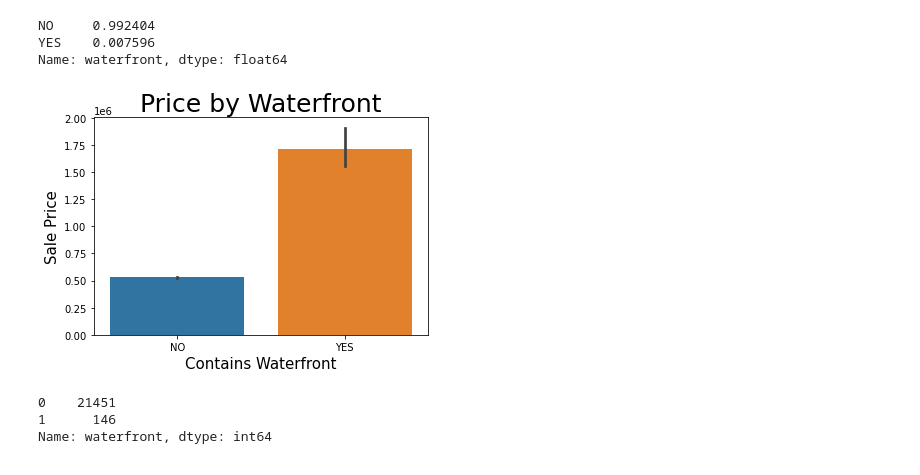
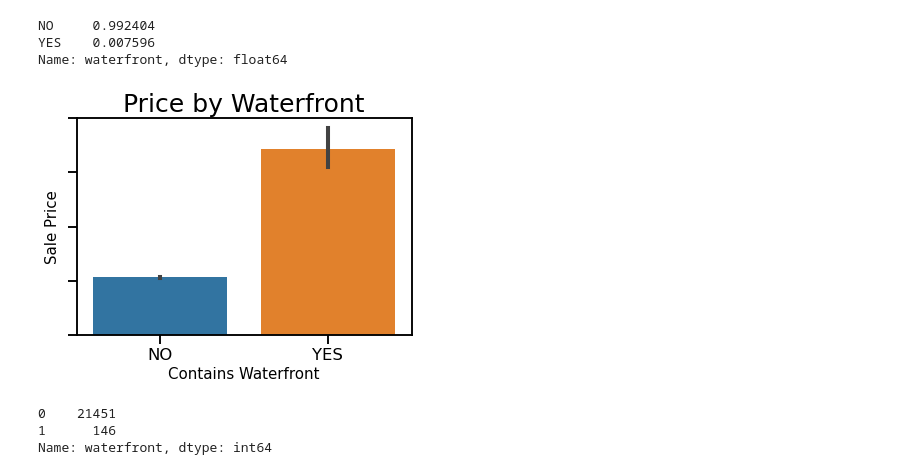
Before and after one commit to henrysvg/dsc-phase-2-project-v2-3, a Jupyter notebook: student.ipynb, the cells around one changed output. Cells and saved outputs as stored; diff of their text form; code cells hidden in the pictures.

```diff
--- a/student.ipynb
+++ b/student.ipynb
@@ -142,12 +142,14 @@ NO     0.992404
 YES    0.007596
 Name: waterfront, dtype: float64
 # %%
+sns.set_context('talk')
 ax = sns.barplot(x = 'waterfront', y = 'price', data=data)
 ax.set_xlabel('Contains Waterfront', size = 15)
 ax.set_ylabel('Sale Price', size = 15)
-ax.set_title('Price by Waterfront', size = 25);
+ax.set_title('Price by Waterfront', size = 25)
+ax.set(yticklabels=[]);
 # %% [output]
-[figure, old version]
+[figure, new version]
 # %%
 data['waterfront'].fillna('NO', inplace=True)
 # %%
```
Also changed, not shown: parts of 21 cells of this notebook, 3 other files.
